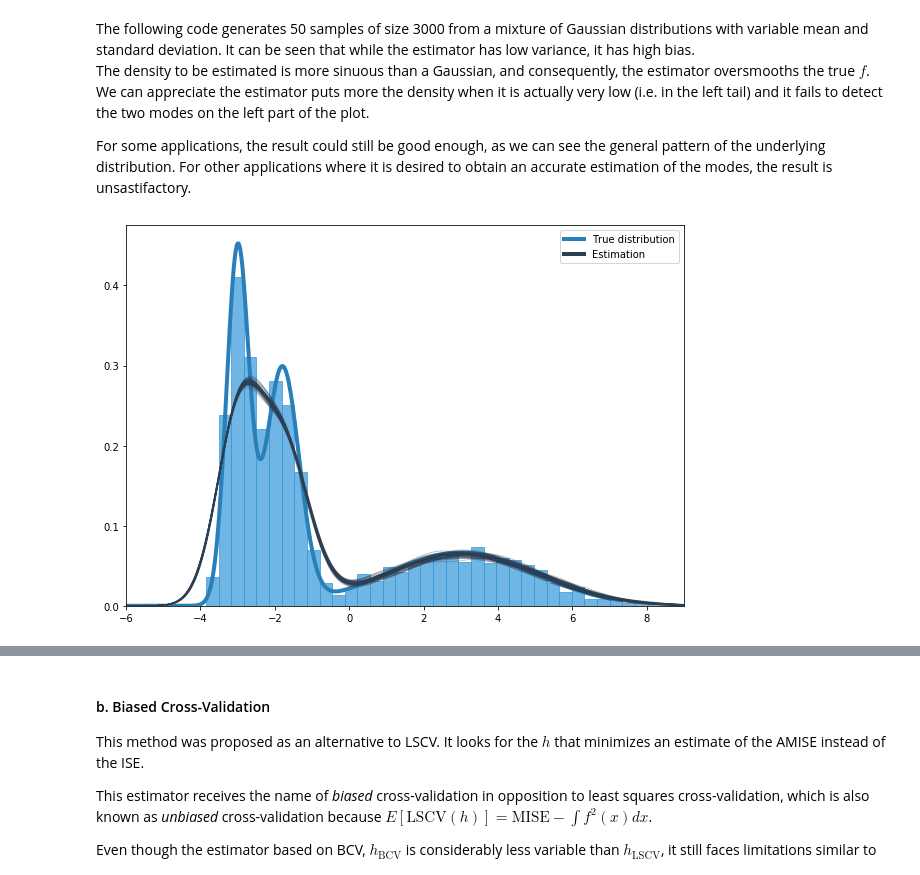
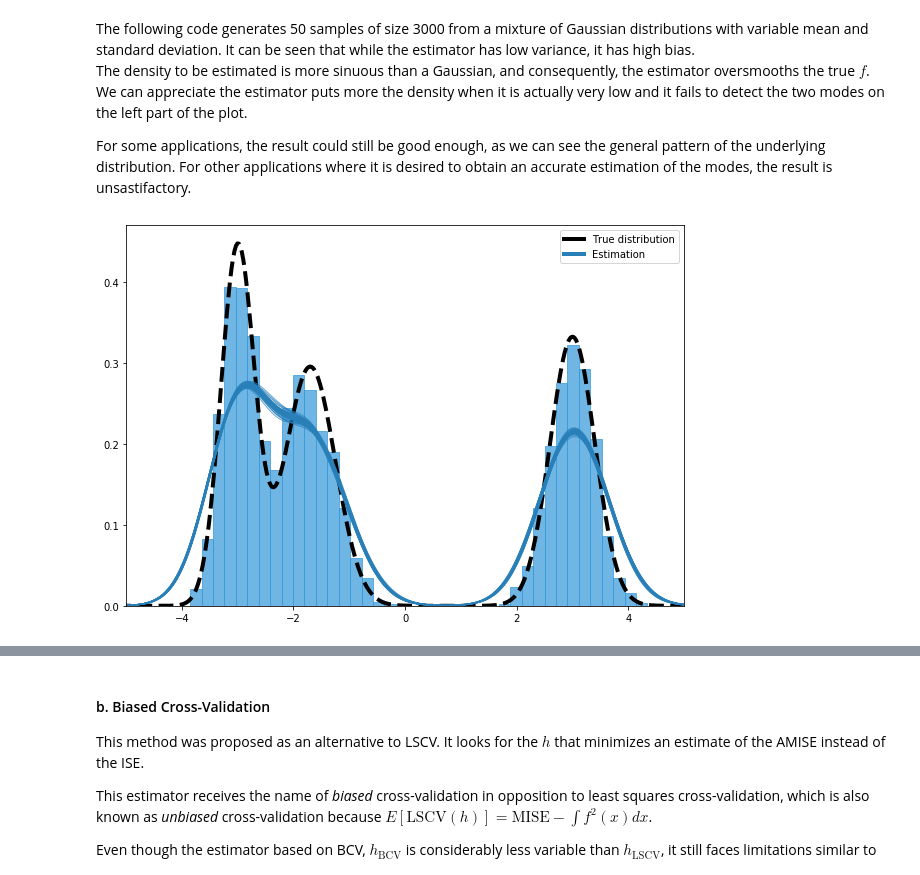
Before and after one commit to tomicapretto/density_estimation, a Jupyter notebook: notebooks/03_more_bandwidth_selectors.ipynb, the cells around one changed output, grey strips where cells are left out. Drawn from its saved outputs; the diff is of its cells as text; code cells hidden in the pictures.

```diff
--- a/notebooks/03_more_bandwidth_selectors.ipynb
+++ b/notebooks/03_more_bandwidth_selectors.ipynb
@@ -39,48 +41,46 @@ DARK_BLUE = "#2980b9"
 NIGHT_BLUE = "#2c3e50"
 # %% [markdown]
 The following code generates 50 samples of size 3000 from a mixture of Gaussian distributions with variable mean and standard deviation. It can be seen that while the estimator has low variance, it has high bias.
-The density to be estimated is more sinuous than a Gaussian, and consequently, the estimator oversmooths the true $f$. We can appreciate the estimator puts more the density when it is actually very low (i.e. in the left tail) and it fails to detect the two modes on the left part of the plot.
+The density to be estimated is more sinuous than a Gaussian, and consequently, the estimator oversmooths the true $f$. We can appreciate the estimator puts more the density when it is actually very low and it fails to detect the two modes on the left part of the plot.
 
 For some applications, the result could still be good enough, as we can see the general pattern of the underlying distribution. For other applications where it is desired to obtain an accurate estimation of the modes, the result is unsastifactory.
 # %%
 def generate_rvs(n, mean, sd):
     assert len(mean) == len(sd)
     x = np.concatenate((
         list(map(lambda m, s: stats.norm.rvs(m, s, int(n / len(mean))), mean, sd))
     ))
     return x
 
 def get_pdf(x_grid, mean, sd):
     assert len(mean) == len(sd)
     pdf = (1 / len(mean)) * np.sum(list((map(lambda m, s: stats.norm.pdf(x_grid, m, s), mean, sd))), axis=0)
     return pdf
 
 np.random.seed(1234)
 x_grid = np.linspace(-6, 7, 500)
-mean = [-3, -1.8, 3]
-sd = [0.3, 0.45, 2]
+mean = [-3, -1.7, 3]
+sd = [0.3, 0.45, 0.4]
 n = 3000
 reps = 50
 
-colors = [DARK_BLUE, NIGHT_BLUE]
+colors = ["black", DARK_BLUE]
 lines = [Line2D([0], [0], color=c, linewidth=4) for c in colors]
 labels = ["True distribution", "Estimation"]
 
 pdf_true = get_pdf(x_grid, mean, sd)
-plt.plot(x_grid, pdf_true, linewidth=4, color=DARK_BLUE)
+plt.plot(x_grid, pdf_true, linewidth=4, linestyle="--", color="black")
 
 for i in range(reps):
     rvs = generate_rvs(n, mean, sd)
     x_kde, y_kde = convolution_kde(rvs)
-    plt.plot(x_kde, y_kde, linewidth=1, color=NIGHT_BLUE, alpha=0.3)
+    plt.plot(x_kde, y_kde, linewidth=1, color=DARK_BLUE, alpha=0.7)
 
 plt.hist(rvs, density=True, bins=40, alpha=0.7, Color=BLUE)
-plt.xlim(-6, 9)
-
-plt.legend(lines, labels)
-plt.show()
+plt.xlim(-5, 5)
+plt.legend(lines, labels);
 # %% [output]
-[figure, old version]
+[figure, new version]
 # %% [markdown]
 ## 2. Alternative bandwidth selectors
 
```
Also changed, not shown: parts of 17 cells of this notebook, 5 other files.
